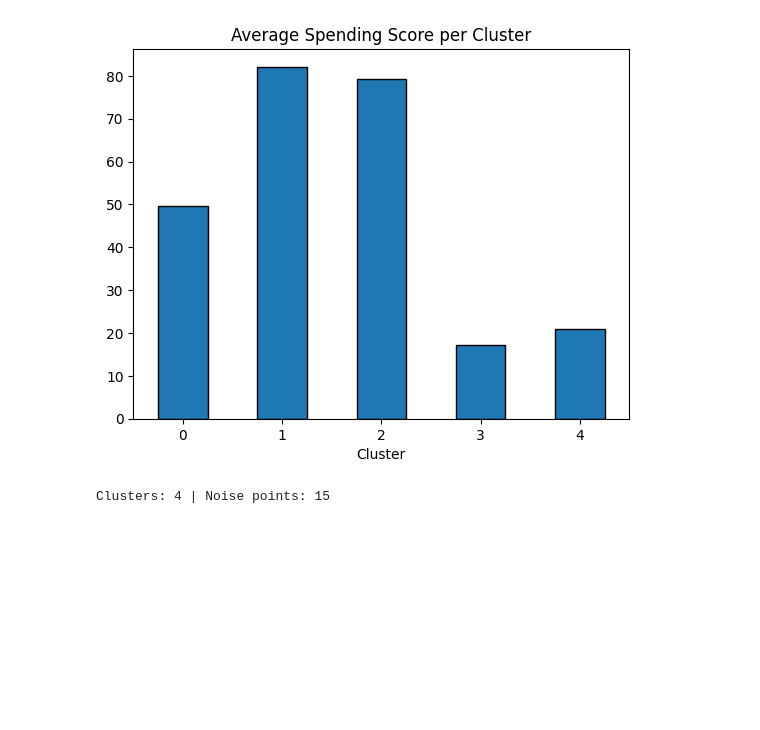
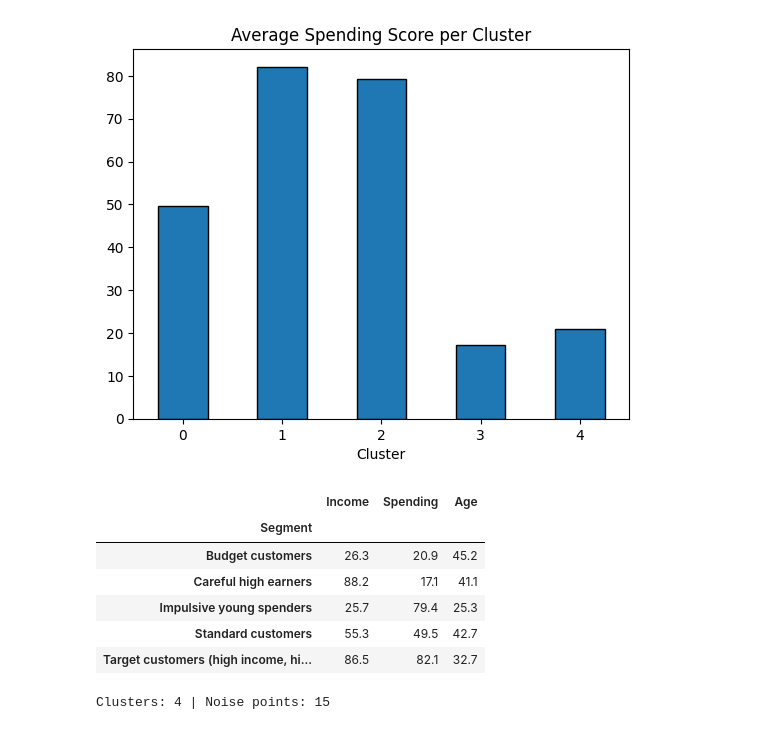
Before and after one commit to sejal-oli7/Elevvo-Machine-Learning-Internship, a Jupyter notebook: customer_segmentation.ipynb, the cells around one changed output. Cells and saved outputs as stored; diff of their text form; code cells hidden in the pictures; blank space fills up the shorter version.

```diff
--- a/customer_segmentation.ipynb
+++ b/customer_segmentation.ipynb
@@ -138,6 +138,24 @@ plt.show()
 | 3 | 35 | 88.20 | 17.11 | 41.11 |
 | 4 | 23 | 26.30 | 20.91 | 45.22 |
 [figure]
+# %%
+segment_names = {
+    0: "Standard customers",
+    1: "Target customers (high income, high spending)",
+    2: "Impulsive young spenders",
+    3: "Careful high earners",
+    4: "Budget customers",
+}
+df["Segment"] = df["Cluster"].map(segment_names)
+df.groupby("Segment")[["Income", "Spending", "Age"]].mean().round(1)
+# %% [output]
+|  | Income | Spending | Age |
+| Segment |  |  |  |
+| Budget customers | 26.3 | 20.9 | 45.2 |
+| Careful high earners | 88.2 | 17.1 | 41.1 |
+| Impulsive young spenders | 25.7 | 79.4 | 25.3 |
+| Standard customers | 55.3 | 49.5 | 42.7 |
+| Target customers (high income, hi... | 86.5 | 82.1 | 32.7 |
 # %%
 # Bonus, DBSCAN
 db = DBSCAN(eps=0.4, min_samples=5)
```
Also changed, not shown: parts of 1 cell of this notebook.
